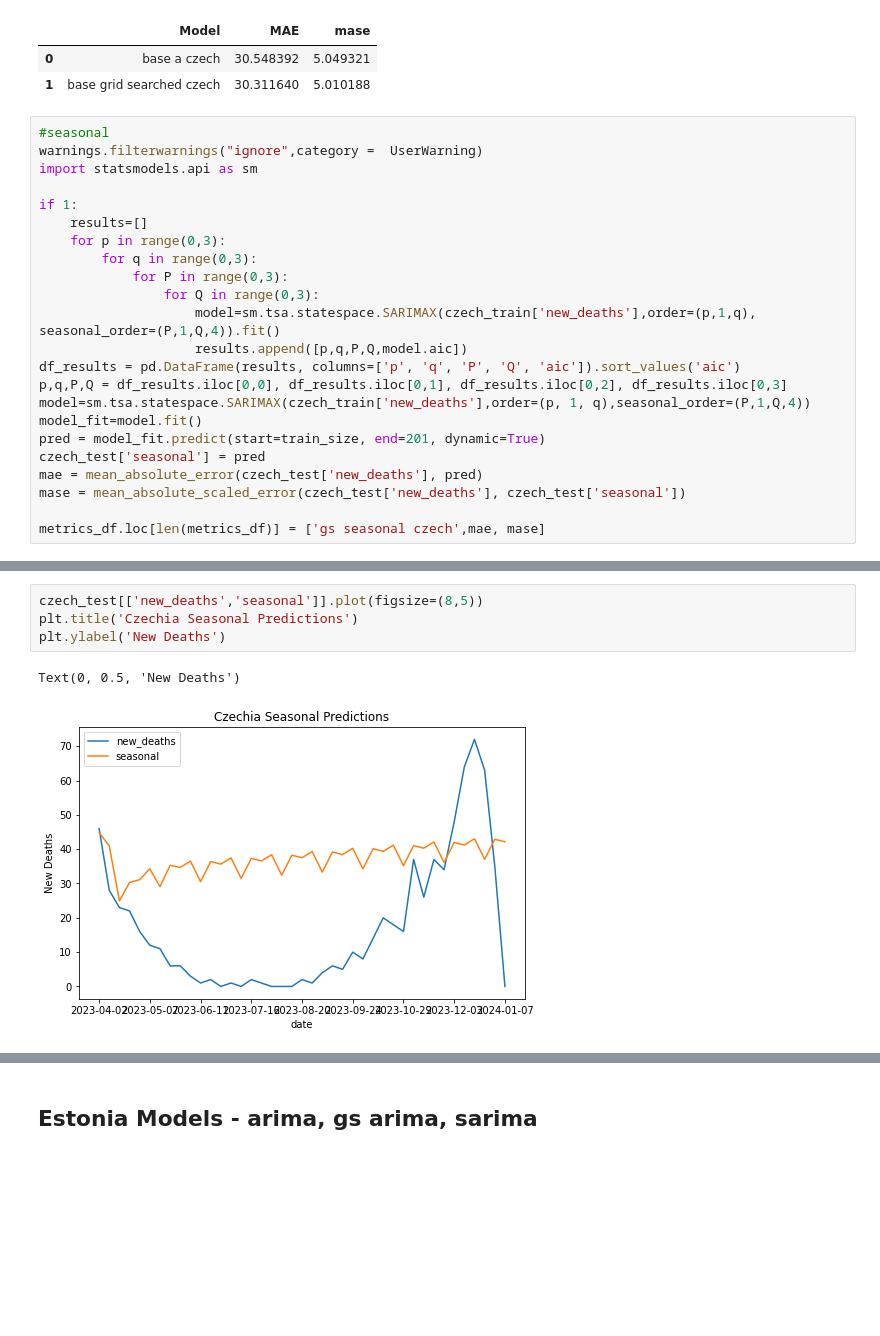
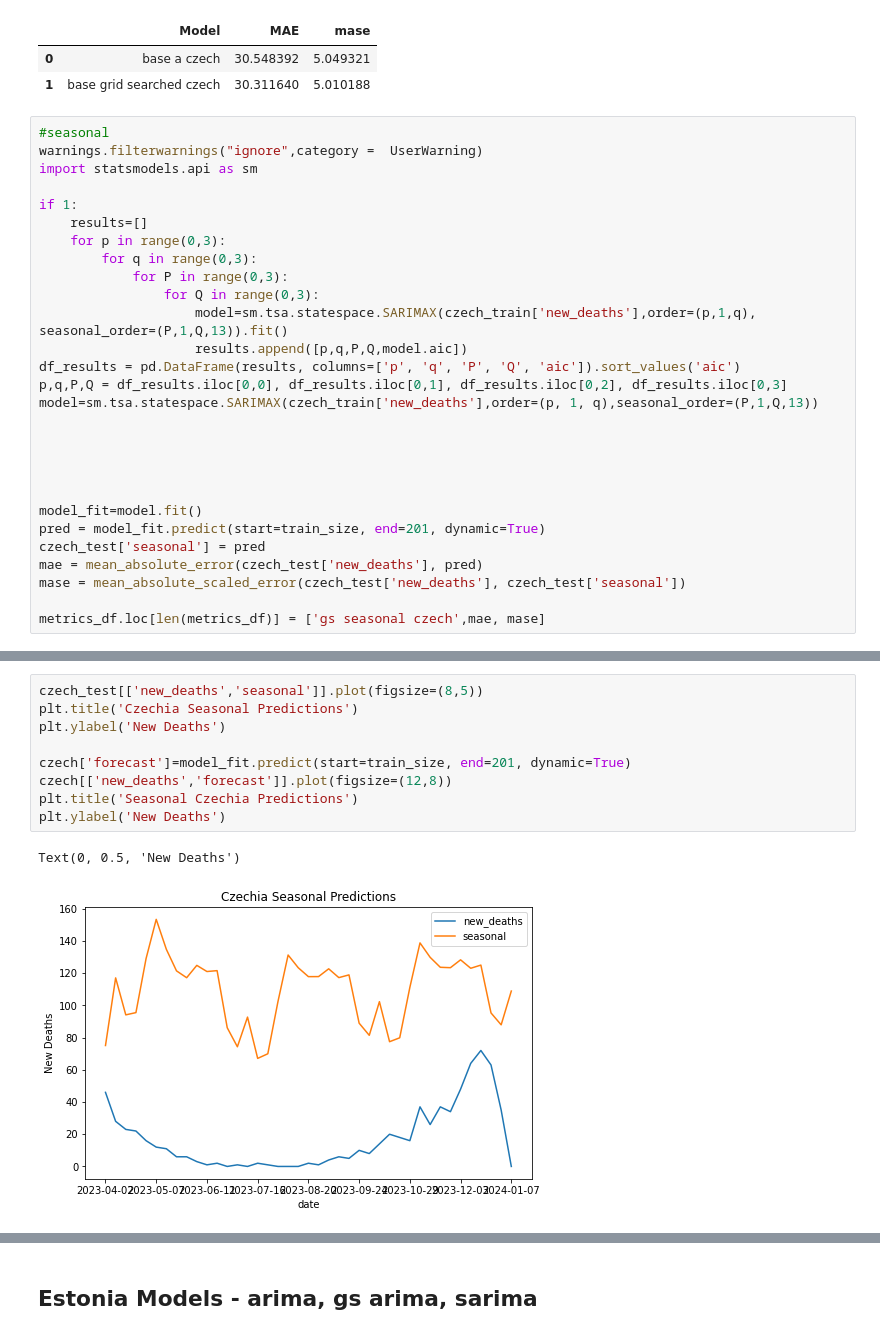
Before and after one commit to y-ginther/DS-Capstone, a Jupyter notebook: arima_final.ipynb, the cells around one changed output, grey strips where cells are left out. Saved outputs shown, nothing was run; the diff lists cells and outputs as text; blank space fills up the shorter version.

```diff
--- a/arima_final.ipynb
+++ b/arima_final.ipynb
@@ -246,11 +246,16 @@ if 1:
         for q in range(0,3):
             for P in range(0,3):
                 for Q in range(0,3):
-                    model=sm.tsa.statespace.SARIMAX(czech_train['new_deaths'],order=(p,1,q), seasonal_order=(P,1,Q,4)).fit()
+                    model=sm.tsa.statespace.SARIMAX(czech_train['new_deaths'],order=(p,1,q), seasonal_order=(P,1,Q,13)).fit()
                     results.append([p,q,P,Q,model.aic])
 df_results = pd.DataFrame(results, columns=['p', 'q', 'P', 'Q', 'aic']).sort_values('aic')
 p,q,P,Q = df_results.iloc[0,0], df_results.iloc[0,1], df_results.iloc[0,2], df_results.iloc[0,3]
-model=sm.tsa.statespace.SARIMAX(czech_train['new_deaths'],order=(p, 1, q),seasonal_order=(P,1,Q,4))
+model=sm.tsa.statespace.SARIMAX(czech_train['new_deaths'],order=(p, 1, q),seasonal_order=(P,1,Q,13))
+
+
+
+
+
 model_fit=model.fit()
 pred = model_fit.predict(start=train_size, end=201, dynamic=True)
 czech_test['seasonal'] = pred
@@ -389,7 +385,12 @@ metrics_df
 # %%
 czech_test[['new_deaths','seasonal']].plot(figsize=(8,5))
 plt.title('Czechia Seasonal Predictions')
 plt.ylabel('New Deaths')
+
+czech['forecast']=model_fit.predict(start=train_size, end=201, dynamic=True)
+czech[['new_deaths','forecast']].plot(figsize=(12,8))
+plt.title('Seasonal Czechia Predictions')
+plt.ylabel('New Deaths')
 # %% [output]
 Text(0, 0.5, 'New Deaths')
-[figure, old version]
+[figure, new version]
```
Also changed, not shown: parts of 19 cells of this notebook, 6 other files.
